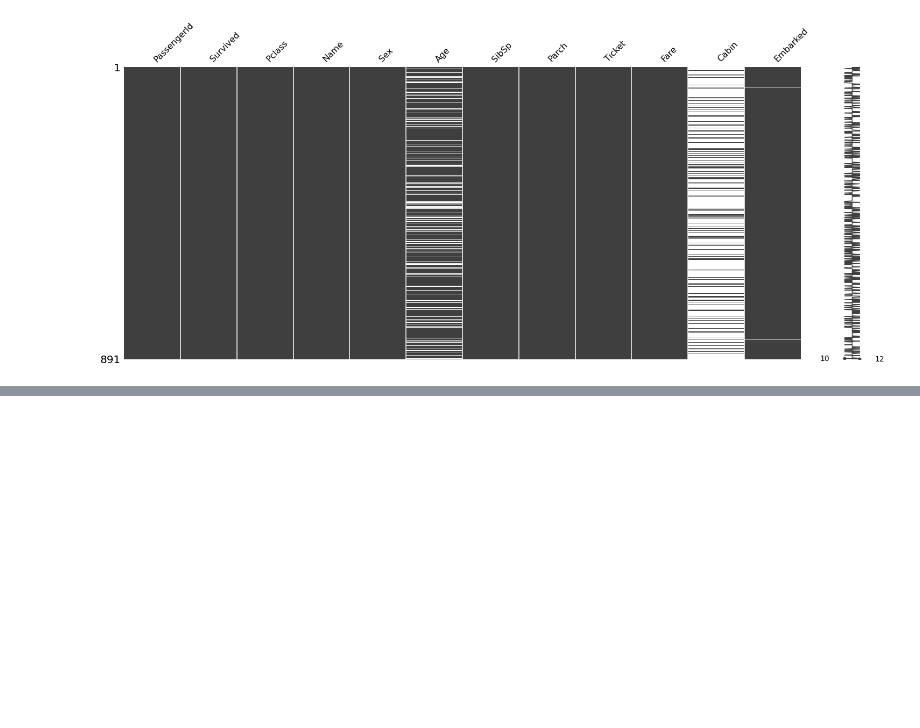
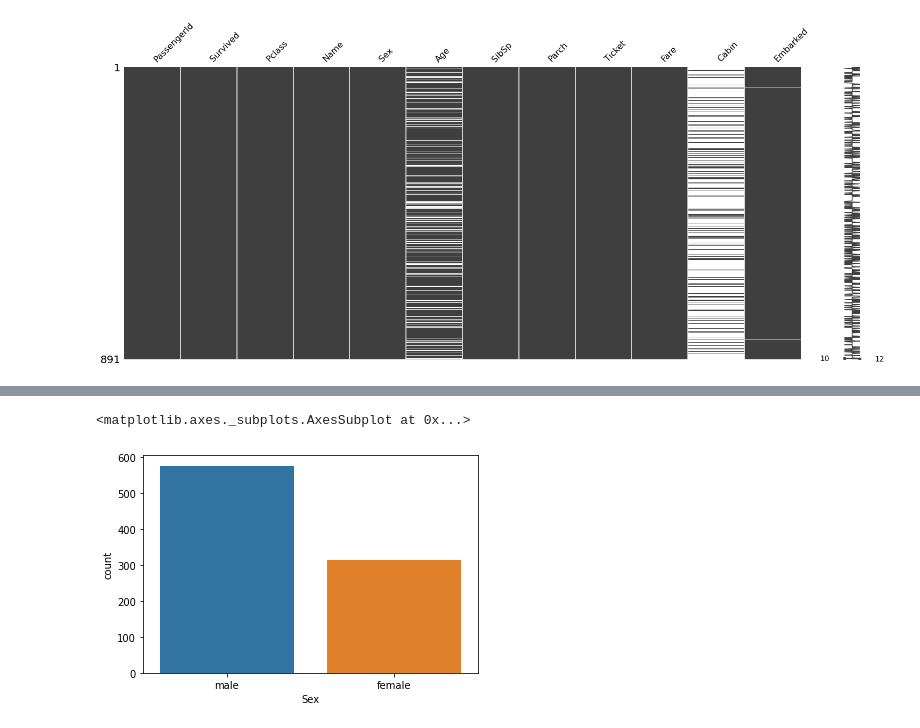
Before and after one commit to choiking10/kaggle-competition, a Jupyter notebook: Titanic.ipynb, the cells around one changed output, grey strips where cells are left out. Saved outputs shown, nothing was run; the diff lists cells and outputs as text; code cells hidden in the pictures; blank space fills up the shorter version.

```diff
--- a/Titanic.ipynb
+++ b/Titanic.ipynb
@@ -83,0 +102,5 @@ msno.matrix(train)
+# %%
+sns.countplot(train_data.Sex)
+# %% [output]
+<matplotlib.axes._subplots.AxesSubplot at 0x...>
+[figure, added]
```
Also changed, not shown: parts of 17 cells of this notebook.
